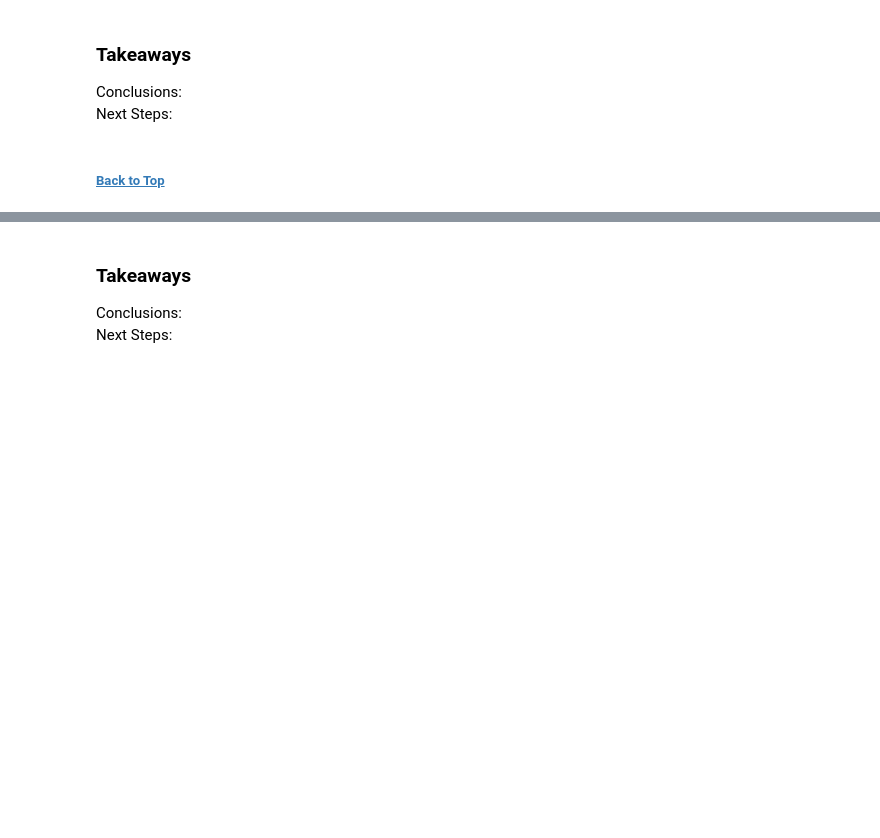
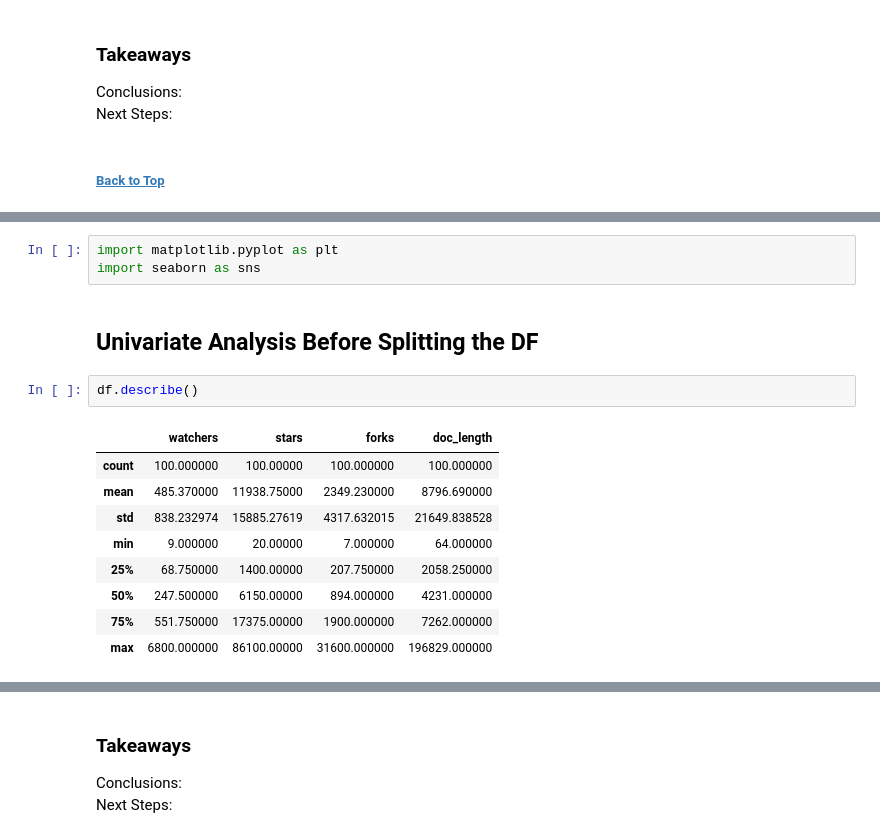
Before and after one commit to Codeup-B-Squared/NLP-Analysis, a Jupyter notebook: Data_Analysis.ipynb, the cells around one changed output, grey strips where cells are left out. Cells and saved outputs as stored; diff of their text form; blank space fills up the shorter version.

```diff
--- a/Data_Analysis.ipynb
+++ b/Data_Analysis.ipynb
@@ -157,0 +175,17 @@ Next Steps:
+# %%
+import matplotlib.pyplot as plt
+import seaborn as sns
+# %% [markdown]
+## Univariate Analysis Before Splitting the DF
+# %%
+df.describe()
+# %% [output]
+|  | watchers | stars | forks | doc_length |
+| count | 100.000000 | 100.00000 | 100.000000 | 100.000000 |
+| mean | 485.370000 | 11938.75000 | 2349.230000 | 8796.690000 |
+| std | 838.232974 | 15885.27619 | 4317.632015 | 21649.838528 |
+| min | 9.000000 | 20.00000 | 7.000000 | 64.000000 |
+| 25% | 68.750000 | 1400.00000 | 207.750000 | 2058.250000 |
+| 50% | 247.500000 | 6150.00000 | 894.000000 | 4231.000000 |
+| 75% | 551.750000 | 17375.00000 | 1900.000000 | 7262.000000 |
+| max | 6800.000000 | 86100.00000 | 31600.000000 | 196829.000000 |
```
Also changed, not shown: parts of 22 cells of this notebook, 1 other file.
